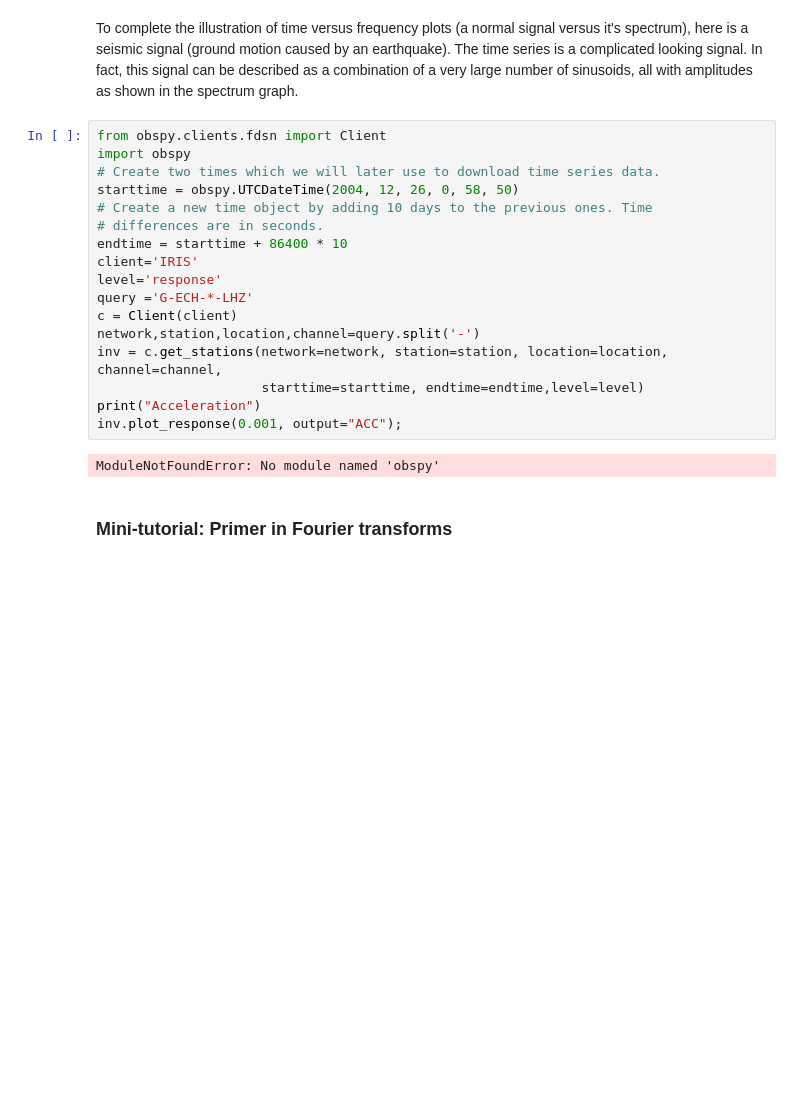
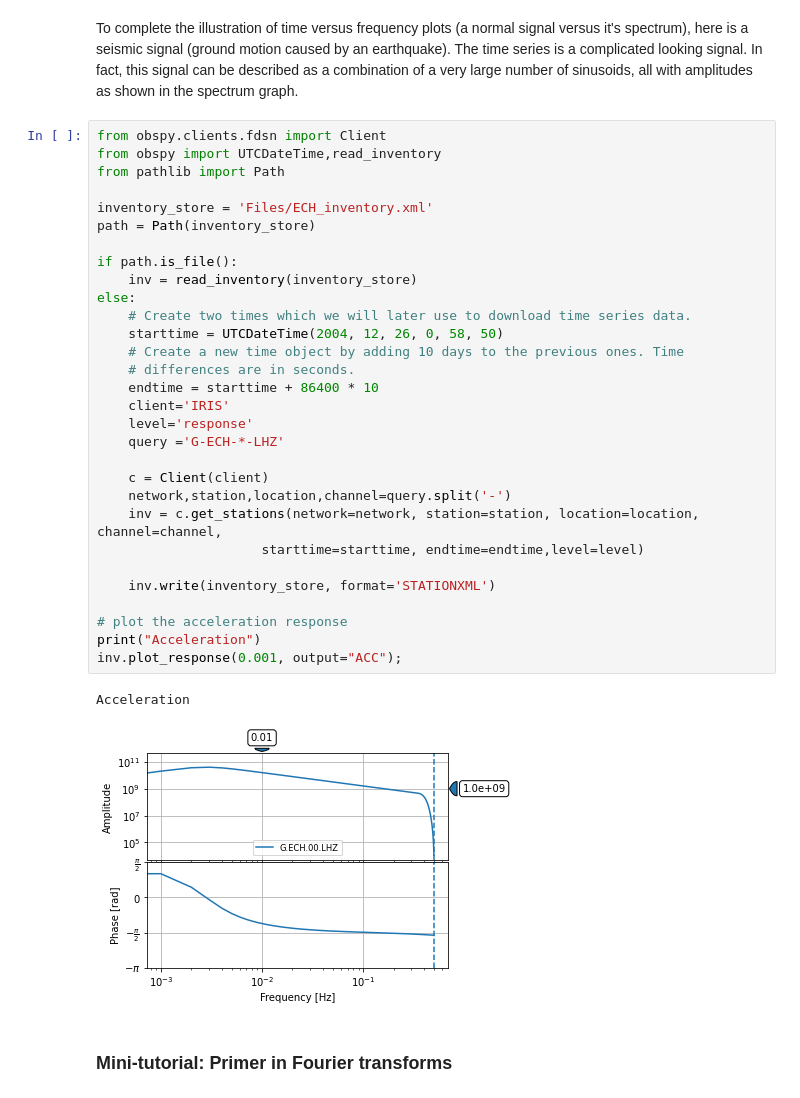
Before and after one commit to globalseismology/avni-courses.solid-earth-fundamentals, a Jupyter notebook: Field_Trip_2_Geophysics/Field_Geophysics.ipynb, the cells around one changed output. Cells and saved outputs as stored; diff of their text form; blank space fills up the shorter version.

```diff
--- a/Field_Trip_2_Geophysics/Field_Geophysics.ipynb
+++ b/Field_Trip_2_Geophysics/Field_Geophysics.ipynb
@@ -298,23 +298,37 @@ plt.show()
 To complete the illustration of time versus frequency plots (a normal signal versus it's spectrum), here is a seismic signal (ground motion caused by an earthquake). The time series is a complicated looking signal. In fact, this signal can be described as a combination of a very large number of sinusoids, all with amplitudes as shown in the spectrum graph.
 # %%
 from obspy.clients.fdsn import Client
-import obspy
-# Create two times which we will later use to download time series data.
-starttime = obspy.UTCDateTime(2004, 12, 26, 0, 58, 50)
-# Create a new time object by adding 10 days to the previous ones. Time
-# differences are in seconds.
-endtime = starttime + 86400 * 10
-client='IRIS'
-level='response'
-query ='G-ECH-*-LHZ'
-c = Client(client)
-network,station,location,channel=query.split('-')
-inv = c.get_stations(network=network, station=station, location=location, channel=channel,
+from obspy import UTCDateTime,read_inventory
+from pathlib import Path
+
+inventory_store = 'Files/ECH_inventory.xml'
+path = Path(inventory_store)
+
+if path.is_file():
+    inv = read_inventory(inventory_store)
+else:
+    # Create two times which we will later use to download time series data.
+    starttime = UTCDateTime(2004, 12, 26, 0, 58, 50)
+    # Create a new time object by adding 10 days to the previous ones. Time
+    # differences are in seconds.
+    endtime = starttime + 86400 * 10
+    client='IRIS'
+    level='response'
+    query ='G-ECH-*-LHZ'
+
+    c = Client(client)
+    network,station,location,channel=query.split('-')
+    inv = c.get_stations(network=network, station=station, location=location, channel=channel,
                      starttime=starttime, endtime=endtime,level=level)
+
+    inv.write(inventory_store, format='STATIONXML')
+
+# plot the acceleration response
 print("Acceleration")
 inv.plot_response(0.001, output="ACC");
 # %% [output]
-ModuleNotFoundError: No module named 'obspy'
+Acceleration
+[figure, added]
 # %% [markdown]
 ### Mini-tutorial: Primer in Fourier transforms
 # %%
```
Also changed, not shown: parts of 4 cells of this notebook.
